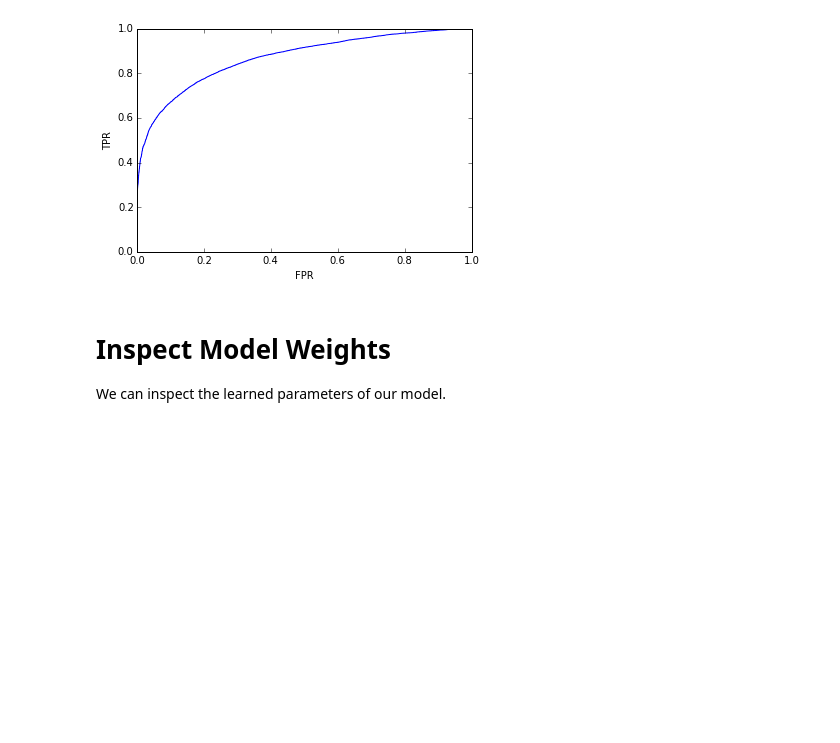
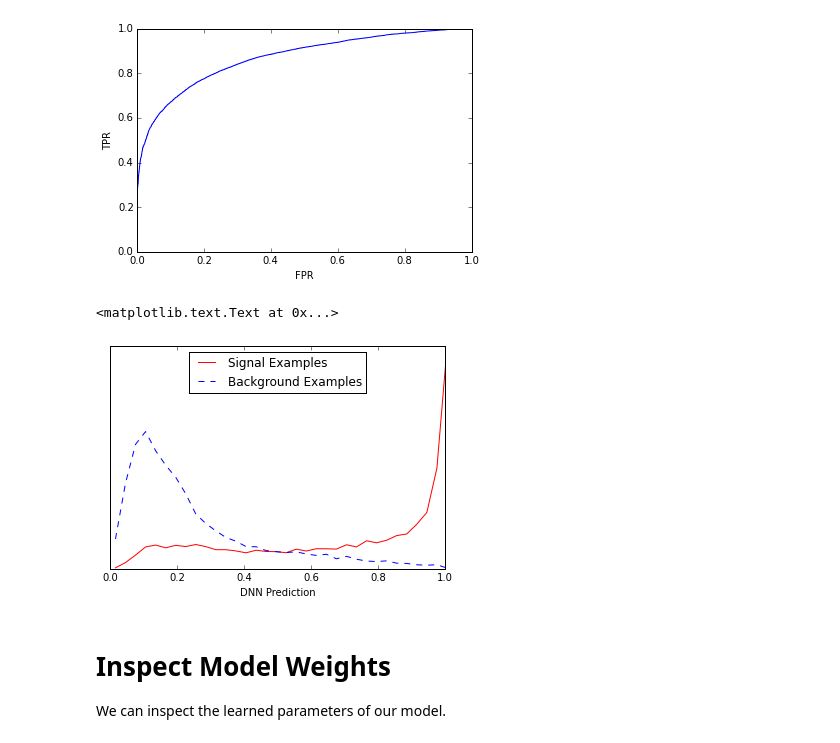
Before and after one commit to peterjsadowski/lhc2015-dl-tutorial, a Jupyter notebook: example_01_logistic.ipynb, the cells around one changed output. Drawn from its saved outputs; the diff is of its cells as text; code cells hidden in the pictures; blank space fills up the shorter version.

Commit message:
add examples

```diff
--- a/example_01_logistic.ipynb
+++ b/example_01_logistic.ipynb
@@ -206,6 +217,28 @@ print 'AUC = %f' % metrics.auc(fpr, tpr)
 # %% [output]
 AUC = 0.868761
 [figure]
+# %%
+# Plot prediction distributions.
+labels = ['NN']
+colors = ['b', 'b']
+step = .03
+bins = numpy.arange(0,1+step,step)
+y = dataset_valid.y
+sig = yhat[y == 1]
+bg = yhat[y == 0]
+dist_sig = numpy.histogram(sig, bins)[0]
+dist_bg = numpy.histogram(bg, bins)[0]
+
+matplotlib.pyplot.plot(bins[:-1]+step/2.0, dist_sig, color='r', label='Signal Examples')
+matplotlib.pyplot.plot(bins[:-1]+step/2.0, dist_bg, linestyle='--', color='b', label='Background Examples')
+matplotlib.pyplot.ylabel('')
+matplotlib.pyplot.yticks([])
+matplotlib.pyplot.xlim([0,1])
+matplotlib.pyplot.legend(loc='upper center')
+matplotlib.pyplot.xlabel('DNN Prediction')
+# %% [output]
+<matplotlib.text.Text at 0x...>
+[figure, added]
 # %% [markdown]
  # Inspect Model Weights
  We can inspect the learned parameters of our model.
```
Also changed, not shown: parts of 9 cells of this notebook, 6 other files.
